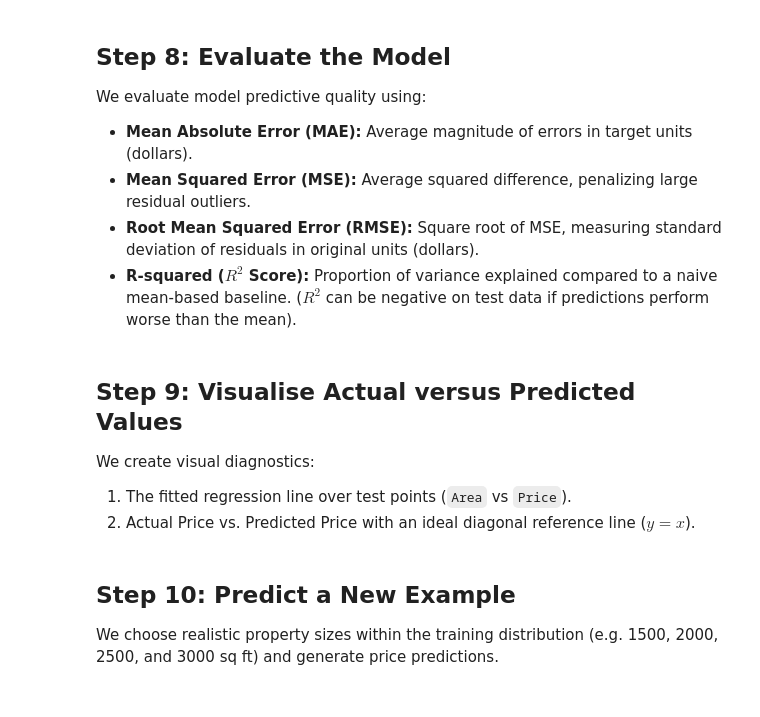
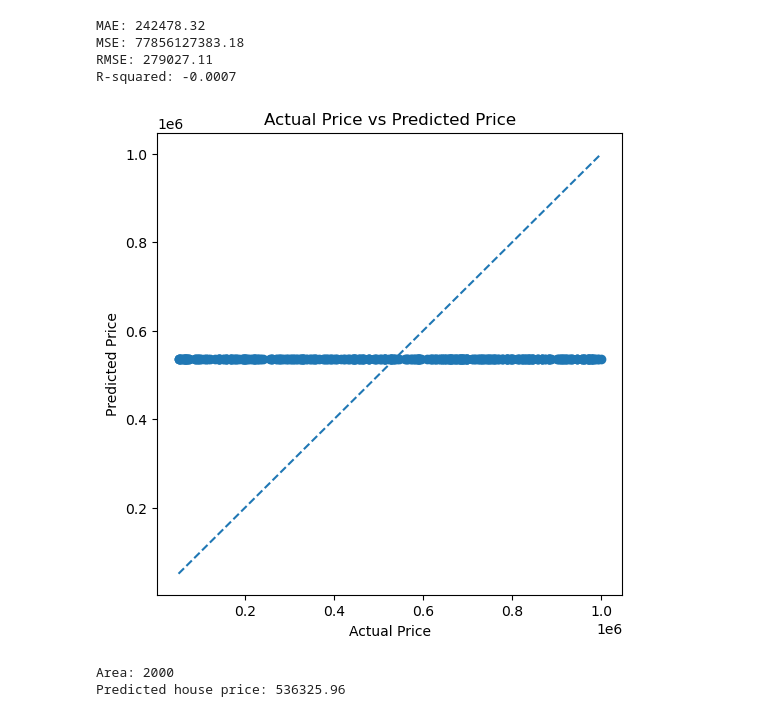
Before and after one commit to shravanibhandare9/CIE-2-activity-machine-learning, a Jupyter notebook: activity_no2/House-Price-Prediction.ipynb, the cells around one changed output. Drawn from its saved outputs; the diff is of its cells as text; code cells hidden in the pictures.

```diff
--- a/activity_no2/House-Price-Prediction.ipynb
+++ b/activity_no2/House-Price-Prediction.ipynb
@@ -135,27 +148,15 @@ display(results.head(10))
-# %% [markdown]
-## Step 8: Evaluate the Model
-We evaluate model predictive quality using:
-- **Mean Absolute Error (MAE):** Average magnitude of errors in target units (dollars).
-- **Mean Squared Error (MSE):** Average squared difference, penalizing large residual outliers.
-- **Root Mean Squared Error (RMSE):** Square root of MSE, measuring standard deviation of residuals in original units (dollars).
-- **R-squared ($R^2$ Score):** Proportion of variance explained compared to a naive mean-based baseline. ($R^2$ can be negative on test data if predictions perform worse than the mean).
 # %%
-# Calculate evaluation metrics
 mae = mean_absolute_error(y_test, predicted)
 mse = mean_squared_error(y_test, predicted)
 rmse = mse ** 0.5
 r2 = r2_score(y_test, predicted)
 
-print("=" * 50)
-print("📊 REGRESSION PERFORMANCE EVALUATION METRICS")
-print("=" * 50)
-print(f"Mean Absolute Error (MAE)  : {round(mae, 2)}")
-print(f"Mean Squared Error (MSE)   : {round(mse, 2)}")
-print(f"Root Mean Squared Error    : {round(rmse, 2)}")
-print(f"R-squared (R² Score)       : {round(r2, 4)} ({round(r2 * 100, 2)}% Variance Explained)")
-print("=" * 50)
+print("MAE:", round(mae, 2))
+print("MSE:", round(mse, 2))
+print("RMSE:", round(rmse, 2))
+print("R-squared:", round(r2, 4))
+# %% [output]
+MAE: 242478.32
+MSE: 77856127383.18
+RMSE: 279027.11
+R-squared: -0.0007
-# %% [markdown]
-## Step 9: Visualise Actual versus Predicted Values
-We create visual diagnostics:
-1. The fitted regression line over test points (`Area` vs `Price`).
-2. Actual Price vs. Predicted Price with an ideal diagonal reference line ($y = x$).
@@ -187,3 +162,0 @@ plt.show()
-# %% [markdown]
-## Step 10: Predict a New Example
-We choose realistic property sizes within the training distribution (e.g. 1500, 2000, 2500, and 3000 sq ft) and generate price predictions.
@@ -201,0 +163,22 @@ print(f"\n🎯 A property of {single_area} sq ft has an estimated price of: {rou
+# %%
+plt.figure(figsize=(6, 6))
+plt.scatter(y_test, predicted)
+low = min(y_test.min(), predicted.min())
+high = max(y_test.max(), predicted.max())
+plt.plot([low, high], [low, high], "--")
+plt.title("Actual Price vs Predicted Price")
+plt.xlabel("Actual Price")
+plt.ylabel("Predicted Price")
+plt.show()
+# %% [output]
+[figure, added]
+# %%
+# Example area; keep it within the range of areas in the dataset
+new_house = pd.DataFrame({"Area": [2000]})
+new_price = reg.predict(new_house)[0]
+
+print("Area:", new_house.loc[0, "Area"])
+print("Predicted house price:", round(new_price, 2))
+# %% [output]
+Area: 2000
+Predicted house price: 536325.96
```
Also changed, not shown: parts of 19 cells of this notebook.
